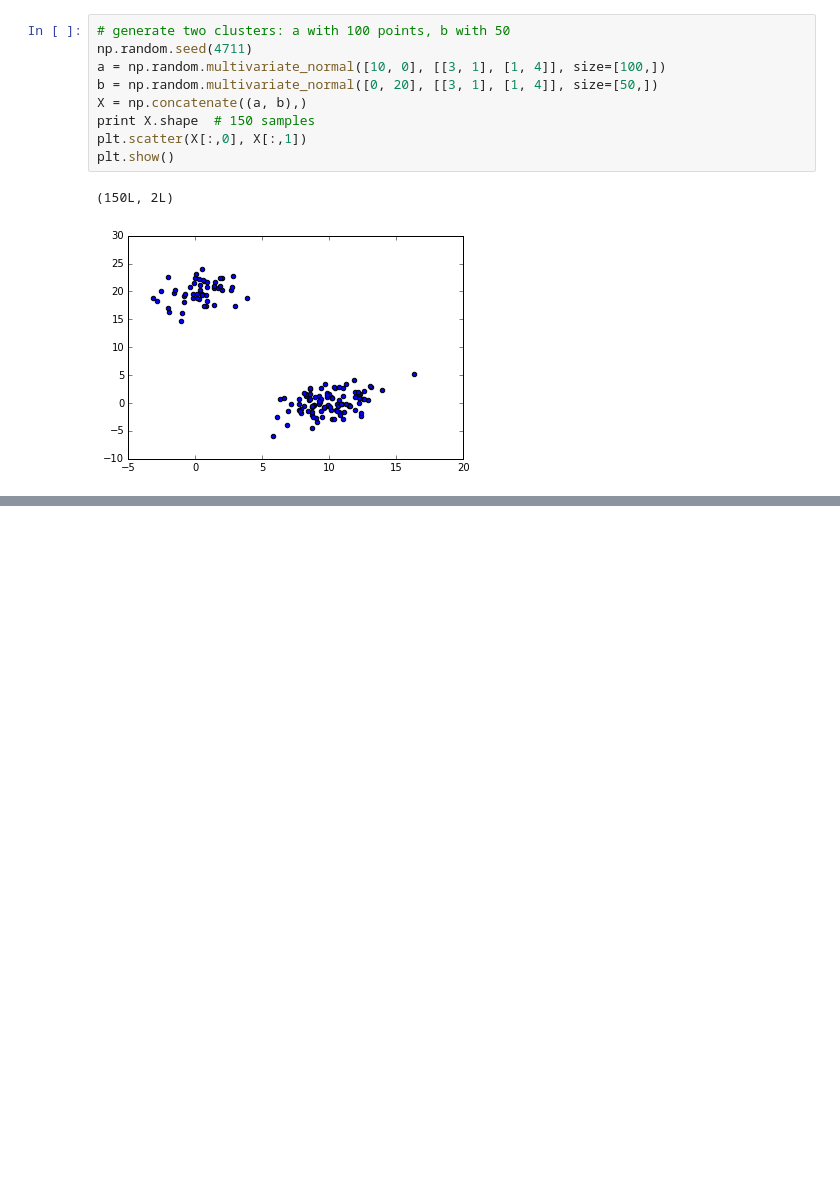
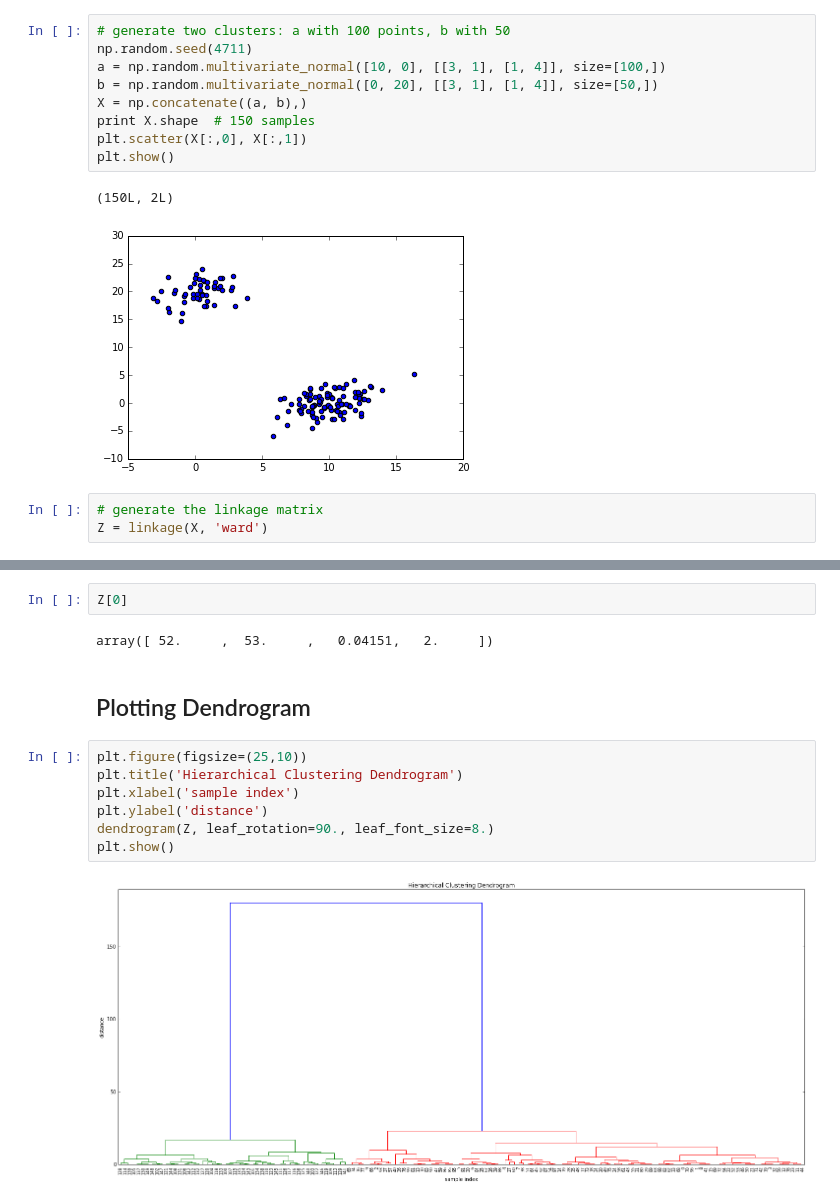
Before and after one commit to shintotm/Kaggle, a Jupyter notebook: IrisSpecies/python/SciPy Hierarchical Clustering and Dendrogram Tutorial.ipynb, the cells around one changed output, grey strips where cells are left out. Saved outputs shown, nothing was run; the diff lists cells and outputs as text; blank space fills up the shorter version.

Commit message:
Dendrogram

```diff
--- a/IrisSpecies/python/SciPy Hierarchical Clustering and Dendrogram Tutorial.ipynb
+++ b/IrisSpecies/python/SciPy Hierarchical Clustering and Dendrogram Tutorial.ipynb
@@ -20,3 +20,6 @@ plt.show()
 # %% [output]
 (150L, 2L)
 [figure]
+# %%
+# generate the linkage matrix
+Z = linkage(X, 'ward')
@@ -22,0 +35,15 @@ plt.show()
+# %%
+Z[0]
+# %% [output]
+array([ 52.     ,  53.     ,   0.04151,   2.     ])
+# %% [markdown]
+## Plotting Dendrogram
+# %%
+plt.figure(figsize=(25,10))
+plt.title('Hierarchical Clustering Dendrogram')
+plt.xlabel('sample index')
+plt.ylabel('distance')
+dendrogram(Z, leaf_rotation=90., leaf_font_size=8.)
+plt.show()
+# %% [output]
+[figure, added]
```
Also changed, not shown: parts of 2 cells of this notebook.
